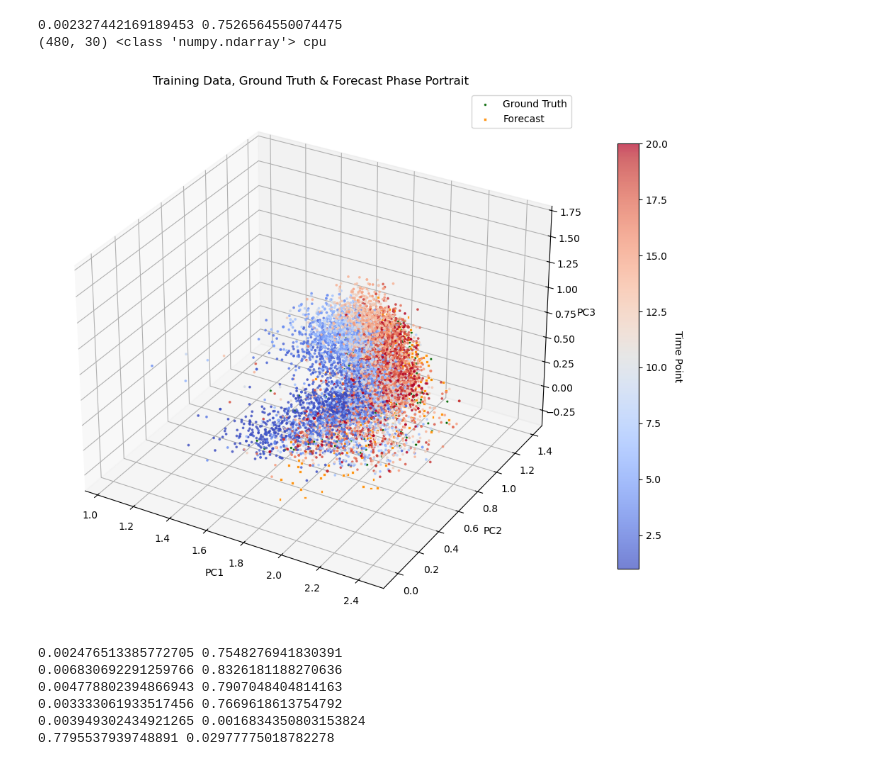
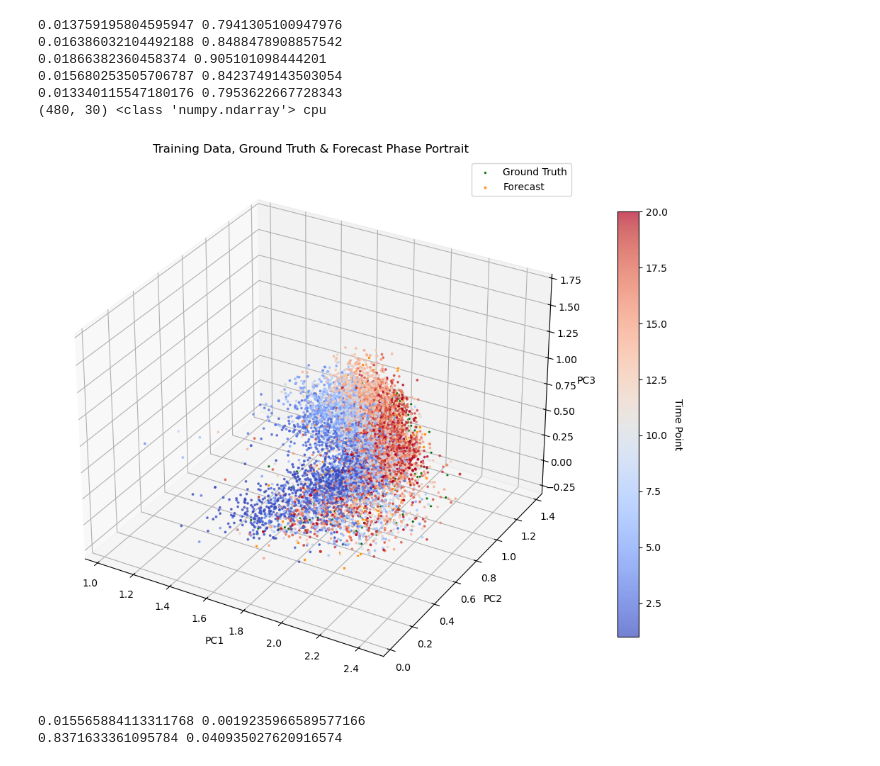
Before and after one commit to njwfish/DistributionConditionedTransport, a Jupyter notebook: notebooks/snapMMD.ipynb, the cells around one changed output. Cells and saved outputs as stored; diff of their text form; code cells hidden in the pictures.

Commit message:
working on posthoc predictor training

```diff
--- a/notebooks/snapMMD.ipynb
+++ b/notebooks/snapMMD.ipynb
@@ -146,7 +152,7 @@ def find_matching_ckpt_dirs(ckpt_dir):
 
     return matching_dirs
 # %%
-def generate_cde_forecast(cfg, data, encoder, generator):
+def generate_cde_forecast(cfg, data, encoder, generator, predictor = None):
 
     Xs = data['Xs']
     n_steps = int(data['N_steps'])
@@ -157,6 +163,9 @@ def generate_cde_forecast(cfg, data, encoder, generator):
 
     Xs_second_last = torch.tensor(Xs[-2], dtype=torch.float).to(device)
     Xs_last = torch.tensor(Xs[-1], dtype=torch.float).to(device)
+
+    #d_val = np.array([1/data['time_scale']])
+
 
     num_sets = Xs_second_last.shape[0] // set_size
 
@@ -170,7 +179,15 @@ def generate_cde_forecast(cfg, data, encoder, generator):
         #print("inputs",Xs_second_last_set.shape, Xs_last_set.shape)
 
         src_latent = encoder(Xs_second_last_set)
-        tgt_latent = encoder(Xs_last_set)
+
+        if predictor is not None:
+            #condition_scalars = build_condition_tuple({"d": d_val}, device, getattr(predictor, 'condition_type', 'none'))
+            #print(condition_scalars)
+            #tgt_latent = predictor(src_latent,condition_scalars=condition_scalars)
+            tgt_latent = torch.tensor(predictor.predict(src_latent.detach().cpu().numpy()), dtype=torch.float).to(device)
+
+        else:
+            tgt_latent = encoder(Xs_last_set)
 
         #print(src_latent.shape, tgt_latent.shape)
 
@@ -282,41 +299,47 @@ def plot_forecast(cfg, data, forecast):
 # %%
 # NOTE: THIS IS OUR METHOD (TDEs)
 
-ckpt_dir_ref = "snapMMD_energy_cotrain_PBMC_533aca96283a97e30ce2673ec319264a"
+ckpt_dir_ref = "snapMMD_energy_cotrain_PBMC_46c34a192440a9be088c7a4c11b4faa7"
 
 matching_dirs = find_matching_ckpt_dirs(ckpt_dir_ref)
 # %%
-plot_seed = 0
+plot_seed = 4
 all_mmd = []
 all_emd = []
+use_predictor = True
+
 for j, ckpt_dir in enumerate(matching_dirs):
     cfg, ckpt_path = load_cfg_and_ckpt(ckpt_dir)
     encoder, generator = load_models(cfg, ckpt_path)
-
     data = np.load(DATASET_CONFIGS[cfg.dataset_name]['data_path'])
 
-    forecast = generate_cde_forecast(cfg, data, encoder, generator)
+    if use_predictor:
+        predictor = get_ridge(encoder, data, num_sets=1, set_size=32, alpha = 10, device=device)
+    else:
+        predictor = None
+
+    forecast = generate_cde_forecast(cfg, data, encoder, generator, predictor = predictor)
     mmd, emd = compute_scores(cfg, data, forecast)
     print(mmd, emd)
     all_mmd.append(mmd)
     all_emd.append(emd)
     #print(mmd, emd)
     if j == plot_seed:
         print(forecast.shape, type(forecast), forecast.device)
         plot_forecast(cfg, data, forecast)
 
 all_mmd = np.array(all_mmd)
 all_emd = np.array(all_emd)
 
 print(np.mean(all_mmd), np.std(all_mmd))
 print(np.mean(all_emd), np.std(all_emd))
 # %% [output]
-0.002327442169189453 0.7526564550074475
+0.013759195804595947 0.7941305100947976
+0.016386032104492188 0.8488478908857542
+0.01866382360458374 0.905101098444201
+0.015680253505706787 0.8423749143503054
+0.013340115547180176 0.7953622667728343
 (480, 30) <class 'numpy.ndarray'> cpu
-[figure, old version]
+[figure, new version]
-0.002476513385772705 0.7548276941830391
-0.006830692291259766 0.8326181188270636
-0.004778802394866943 0.7907048404814163
-0.003333061933517456 0.7669618613754792
-0.003949302434921265 0.0016834350803153824
-0.7795537939748891 0.02977775018782278
+0.015565884113311768 0.0019235966589577166
+0.8371633361095784 0.040935027620916574
```
Also changed, not shown: parts of 1 cell of this notebook, 13 other files.
